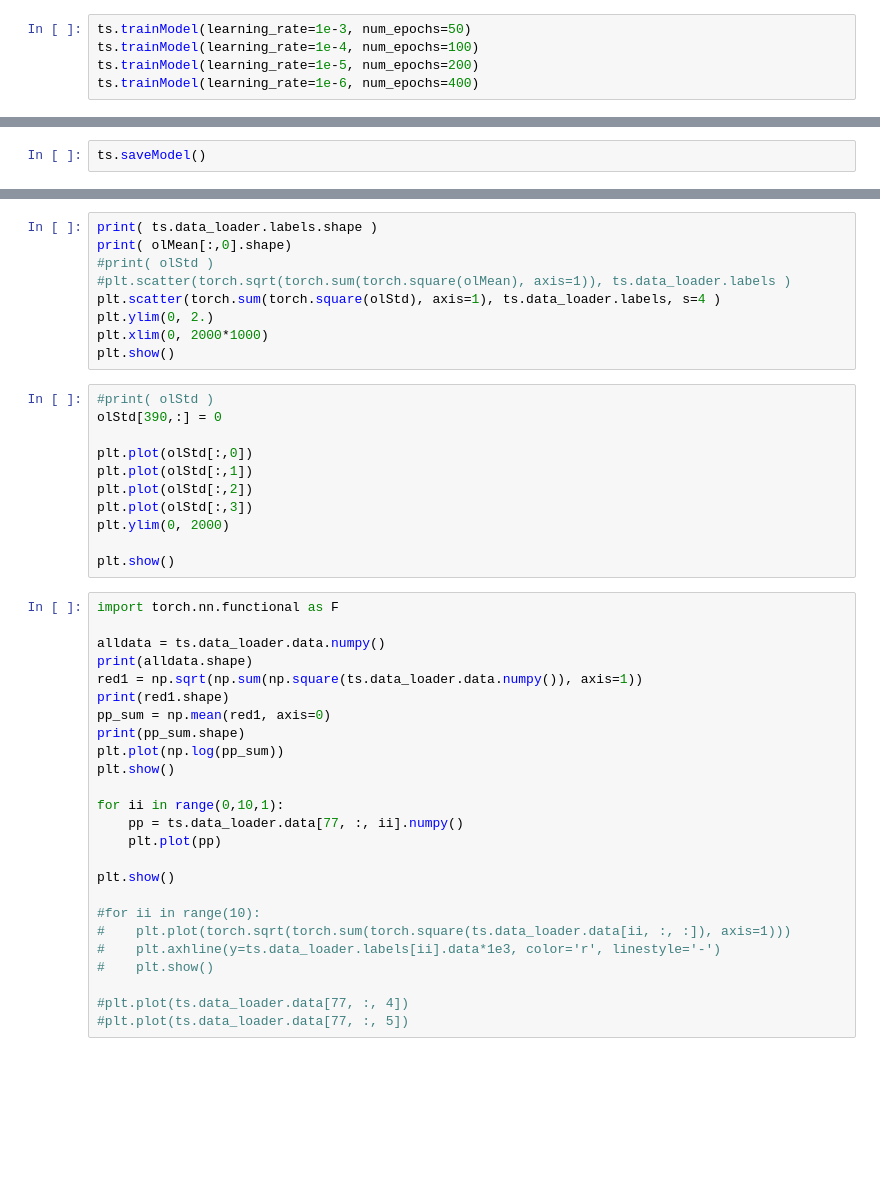
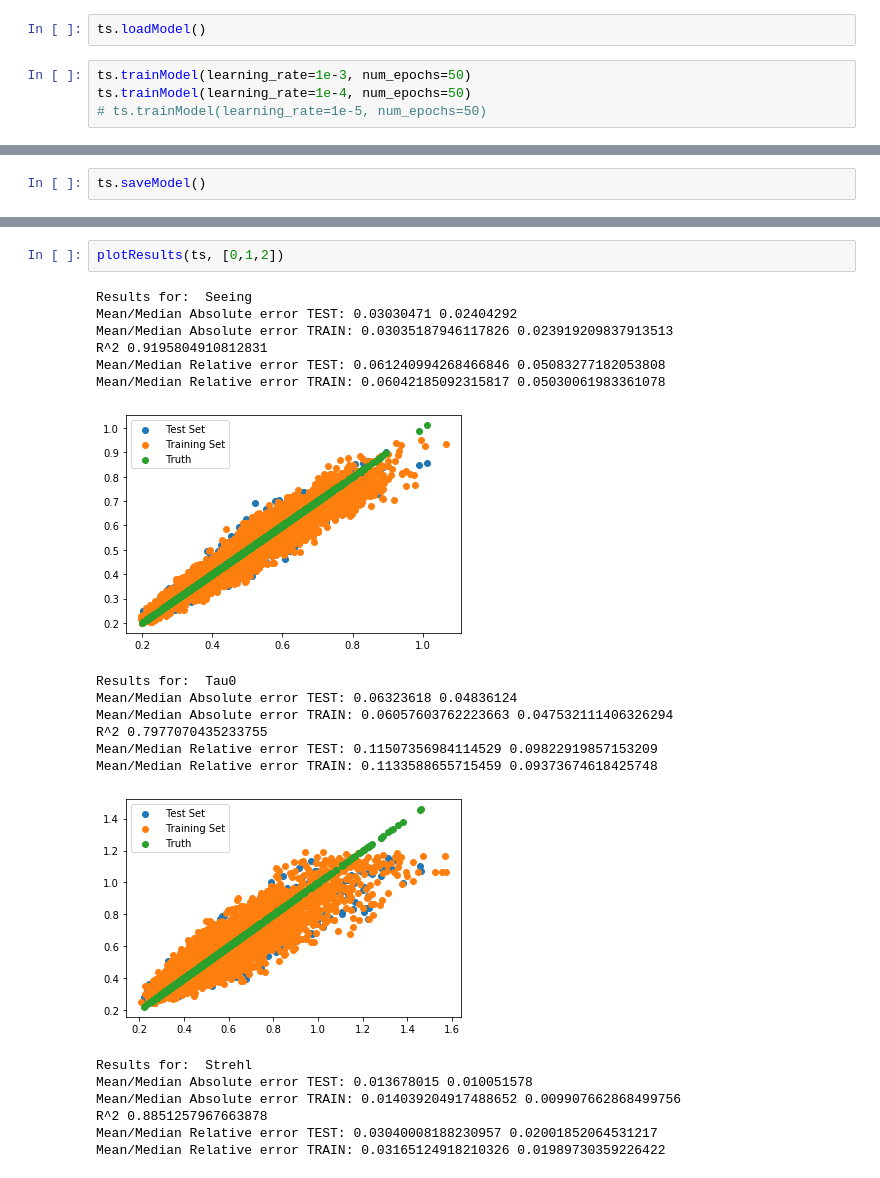
Before and after one commit to FabioRossiArcetri/ml4ao, a Jupyter notebook: basicRNN/dataViewMLP.ipynb, the cells around one changed output, grey strips where cells are left out. Saved outputs shown, nothing was run; the diff lists cells and outputs as text; blank space fills up the shorter version.

```diff
--- a/basicRNN/dataViewMLP.ipynb
+++ b/basicRNN/dataViewMLP.ipynb
@@ -26,6 +26,7 @@ ts.setupModel()
+# %%
+ts.loadModel()
 # %%
 ts.trainModel(learning_rate=1e-3, num_epochs=50)
-ts.trainModel(learning_rate=1e-4, num_epochs=100)
-ts.trainModel(learning_rate=1e-5, num_epochs=200)
-ts.trainModel(learning_rate=1e-6, num_epochs=400)
+ts.trainModel(learning_rate=1e-4, num_epochs=50)
+# ts.trainModel(learning_rate=1e-5, num_epochs=50)
 # %% [output]
@@ -150,45 +55,23 @@ plt.xlabel('Bins')
-# %%
-print( ts.data_loader.labels.shape )
-print( olMean[:,0].shape)
-#print( olStd )
-#plt.scatter(torch.sqrt(torch.sum(torch.square(olMean), axis=1)), ts.data_loader.labels )
-plt.scatter(torch.sum(torch.square(olStd), axis=1), ts.data_loader.labels, s=4 )
-plt.ylim(0, 2.)
-plt.xlim(0, 2000*1000)
-plt.show()
-# %%
-#print( olStd )
-olStd[390,:] = 0
-
-plt.plot(olStd[:,0])
-plt.plot(olStd[:,1])
-plt.plot(olStd[:,2])
-plt.plot(olStd[:,3])
-plt.ylim(0, 2000)
-
-plt.show()
-# %%
-import torch.nn.functional as F
-
-alldata = ts.data_loader.data.numpy()
-print(alldata.shape)
-red1 = np.sqrt(np.sum(np.square(ts.data_loader.data.numpy()), axis=1))
-print(red1.shape)
-pp_sum = np.mean(red1, axis=0)
-print(pp_sum.shape)
-plt.plot(np.log(pp_sum))
-plt.show()
-
-for ii in range(0,10,1):
-    pp = ts.data_loader.data[77, :, ii].numpy()
-    plt.plot(pp)
-
-plt.show()
-
-#for ii in range(10):
-#    plt.plot(torch.sqrt(torch.sum(torch.square(ts.data_loader.data[ii, :, :]), axis=1)))
-#    plt.axhline(y=ts.data_loader.labels[ii].data*1e3, color='r', linestyle='-')
-#    plt.show()
-
-#plt.plot(ts.data_loader.data[77, :, 4])
-#plt.plot(ts.data_loader.data[77, :, 5])
+# %%
+plotResults(ts, [0,1,2])
+# %% [output]
+Results for:  Seeing
+Mean/Median Absolute error TEST: 0.03030471 0.02404292
+Mean/Median Absolute error TRAIN: 0.03035187946117826 0.023919209837913513
+R^2 0.9195804910812831
+Mean/Median Relative error TEST: 0.061240994268466846 0.05083277182053808
+Mean/Median Relative error TRAIN: 0.06042185092315817 0.05030061983361078
+[figure, added]
+Results for:  Tau0
+Mean/Median Absolute error TEST: 0.06323618 0.04836124
+Mean/Median Absolute error TRAIN: 0.06057603762223663 0.047532111406326294
+R^2 0.7977070435233755
+Mean/Median Relative error TEST: 0.11507356984114529 0.09822919857153209
+Mean/Median Relative error TRAIN: 0.1133588655715459 0.09373674618425748
+[figure, added]
+Results for:  Strehl
+Mean/Median Absolute error TEST: 0.013678015 0.010051578
+Mean/Median Absolute error TRAIN: 0.014039204917488652 0.009907662868499756
+R^2 0.8851257967663878
+Mean/Median Relative error TEST: 0.03040008188230957 0.02001852064531217
+Mean/Median Relative error TRAIN: 0.03165124918210326 0.01989730359226422
```
Also changed, not shown: parts of 8 cells of this notebook, 9 other files.
